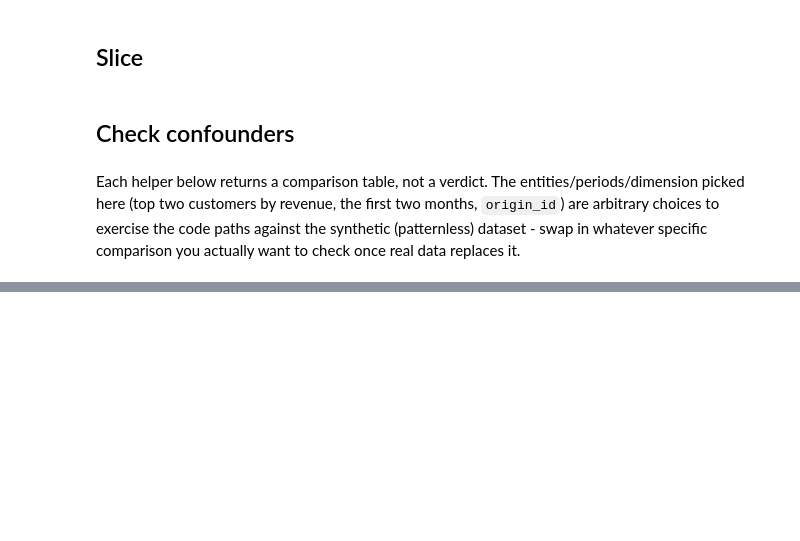
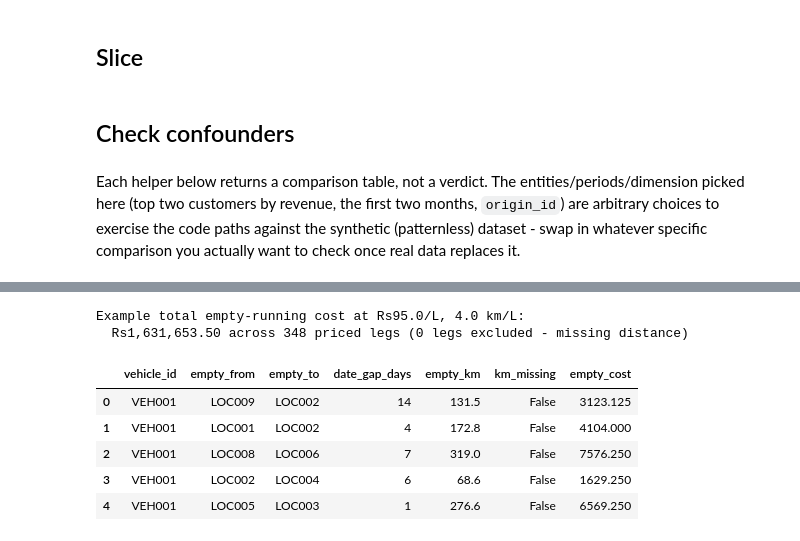
Before and after one commit to hrishikeshkedia-prog/ledger-margin-analysis, a Jupyter notebook: notebooks/01_explore.ipynb, the cells around one changed output, grey strips where cells are left out. Drawn from its saved outputs; the diff is of its cells as text; code cells hidden in the pictures; blank space fills up the shorter version.

```diff
--- a/notebooks/01_explore.ipynb
+++ b/notebooks/01_explore.ipynb
@@ -67,0 +179,20 @@ display(confounder.accrual_vs_cash_view(ledger_with_margin))
+# %%
+# Illustrative example only - substitute your real diesel price (Rs/litre)
+# and vehicle mileage (km/litre) before trusting this number.
+EXAMPLE_DIESEL_PRICE_PER_LITRE = 95.0
+EXAMPLE_KM_PER_LITRE = 4.0
+
+priced = routing.price_empty_km(empty_legs, EXAMPLE_DIESEL_PRICE_PER_LITRE, EXAMPLE_KM_PER_LITRE)
+print(f"Example total empty-running cost at Rs{EXAMPLE_DIESEL_PRICE_PER_LITRE}/L, {EXAMPLE_KM_PER_LITRE} km/L:")
+print(f"  Rs{priced['empty_cost'].sum():,.2f} across {priced['empty_cost'].notna().sum()} priced legs "
+      f"({priced['empty_cost'].isna().sum()} legs excluded - missing distance)")
+priced.head()
+# %% [output]
+Example total empty-running cost at Rs95.0/L, 4.0 km/L:
+  Rs1,631,653.50 across 348 priced legs (0 legs excluded - missing distance)
+|  | vehicle_id | empty_from | empty_to | date_gap_days | empty_km | km_missing | empty_cost |
+| 0 | VEH001 | LOC009 | LOC002 | 14 | 131.5 | False | 3123.125 |
+| 1 | VEH001 | LOC001 | LOC002 | 4 | 172.8 | False | 4104.000 |
+| 2 | VEH001 | LOC008 | LOC006 | 7 | 319.0 | False | 7576.250 |
+| 3 | VEH001 | LOC002 | LOC004 | 6 | 68.6 | False | 1629.250 |
+| 4 | VEH001 | LOC005 | LOC003 | 1 | 276.6 | False | 6569.250 |
```
Also changed, not shown: parts of 6 cells of this notebook.
